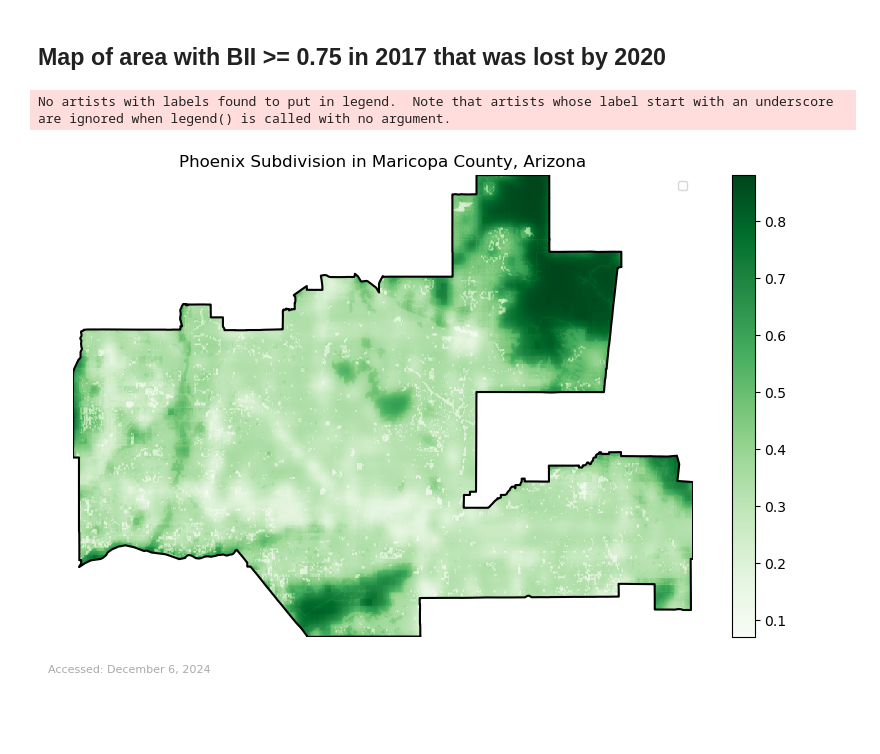
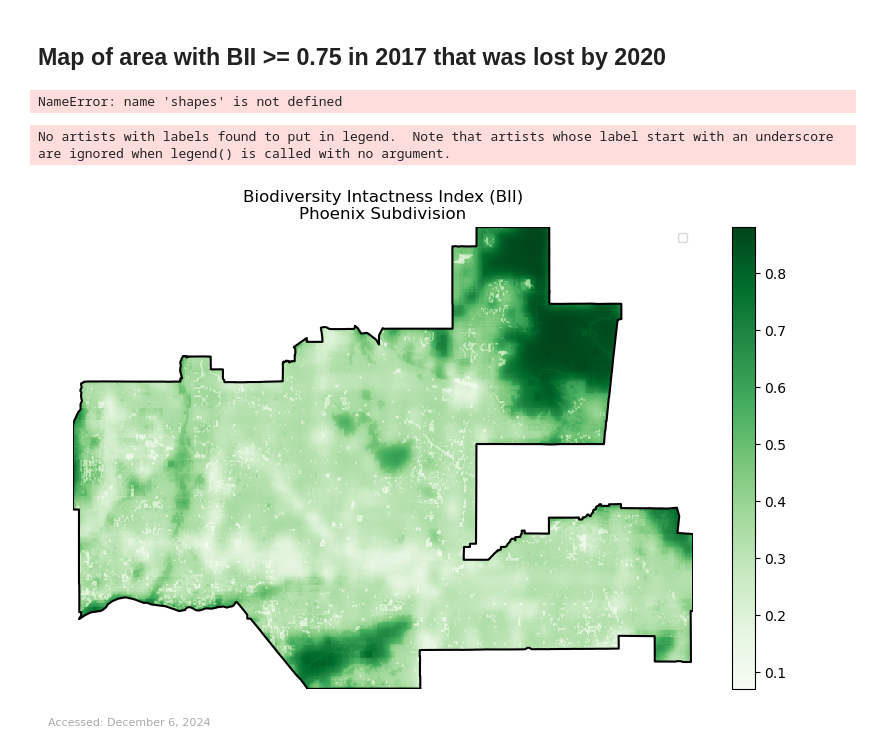
Before and after one commit to rfswick/EDS220-Final-Project, a Jupyter notebook: bii-changes-maricopa-county.ipynb, the cells around one changed output. Saved outputs shown, nothing was run; the diff lists cells and outputs as text; code cells hidden in the pictures; blank space fills up the shorter version.

```diff
--- a/bii-changes-maricopa-county.ipynb
+++ b/bii-changes-maricopa-county.ipynb
@@ -408,35 +408,56 @@ print("Percent of the Phoenix Subdivision with a BII of at least 0.75 in 2020:",
 Percent of the Phoenix Subdivision with a BII of at least 0.75 in 2020: 6.49 %
 # %% [markdown]
 ## Map of area with BII >= 0.75 in 2017 that was lost by 2020
+# %%
+# 1. Get raster of 2017 BII where BII >= 0.75 -> convert to polygon
+# 2. Get raster of 2020 BII where BII >= 0.75 -> convert to polygon
+# 3. Find the difference between the 2 polygons
+# 4. Map the difference
+threshold_2017 = 0.75
+mask_2017 =  phoenix_17_bii >= threshold_2017
+# Step 3: Convert to polygons using `rasterio.features.shapes`
+mask_2017 = np.where(mask_2017, 1, 0)  # Convert boolean mask to binary (1, 0)
+# Convert the mask to polygons (binary mask will give 1s for regions of interest)
+results_2017 = shapes(mask_2017, mask=mask_2017, transform=src.transform)
+polygons_2017 = [shape(geom) for geom, _ in results_2017]
+# Step 4: Create GeoDataFrame from polygons
+gdf_2017 = gpd.GeoDataFrame(geometry=polygons_2017, crs=src.crs)
+
+# Step 5: Plot the polygons (Optional)
+gdf_2017.plot()
+plt.title('2017 BII >= 0.75')
+plt.show()
+# %% [output]
+NameError: name 'shapes' is not defined
 # %%
 # Plot
 fig, ax = plt.subplots(figsize=(10, 6))
 
 # Add phoenix subdivision data
 phoenix_subdivision.geometry.boundary.plot(ax=ax,
                                            color='black',
                                            linewidth=1.5)
 
 # Add geographic context
 phoenix_17_bii.plot.imshow(ax=ax,
                            cmap='Greens')
 
 # Add legend
 ax.legend(fontsize='small')
 
 # Add title
-ax.set_title("Phoenix Subdivision in Maricopa County, Arizona")
+ax.set_title("Biodiversity Intactness Index (BII)\nPhoenix Subdivision")
 
 # Remove axes
 ax.axis('off')
 
 # Add credits
 plt.figtext(0.1, 0.05,
             "Accessed: December 6, 2024",
             fontsize=8,
             color="darkgrey")
 
 plt.show()
 # %% [output]
 No artists with labels found to put in legend.  Note that artists whose label start with an underscore are ignored when legend() is called with no argument.
-[figure, old version]
+[figure, new version]
```
